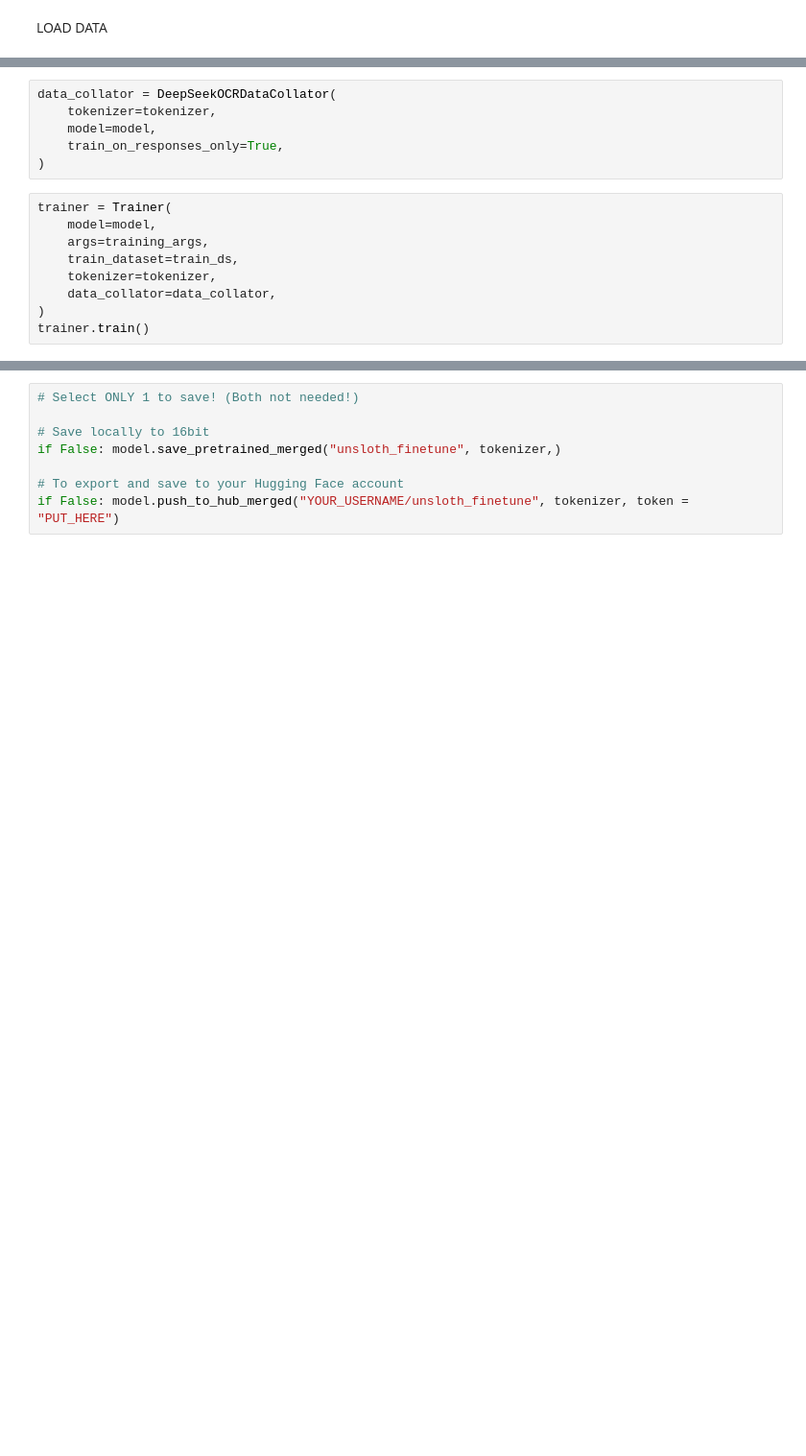
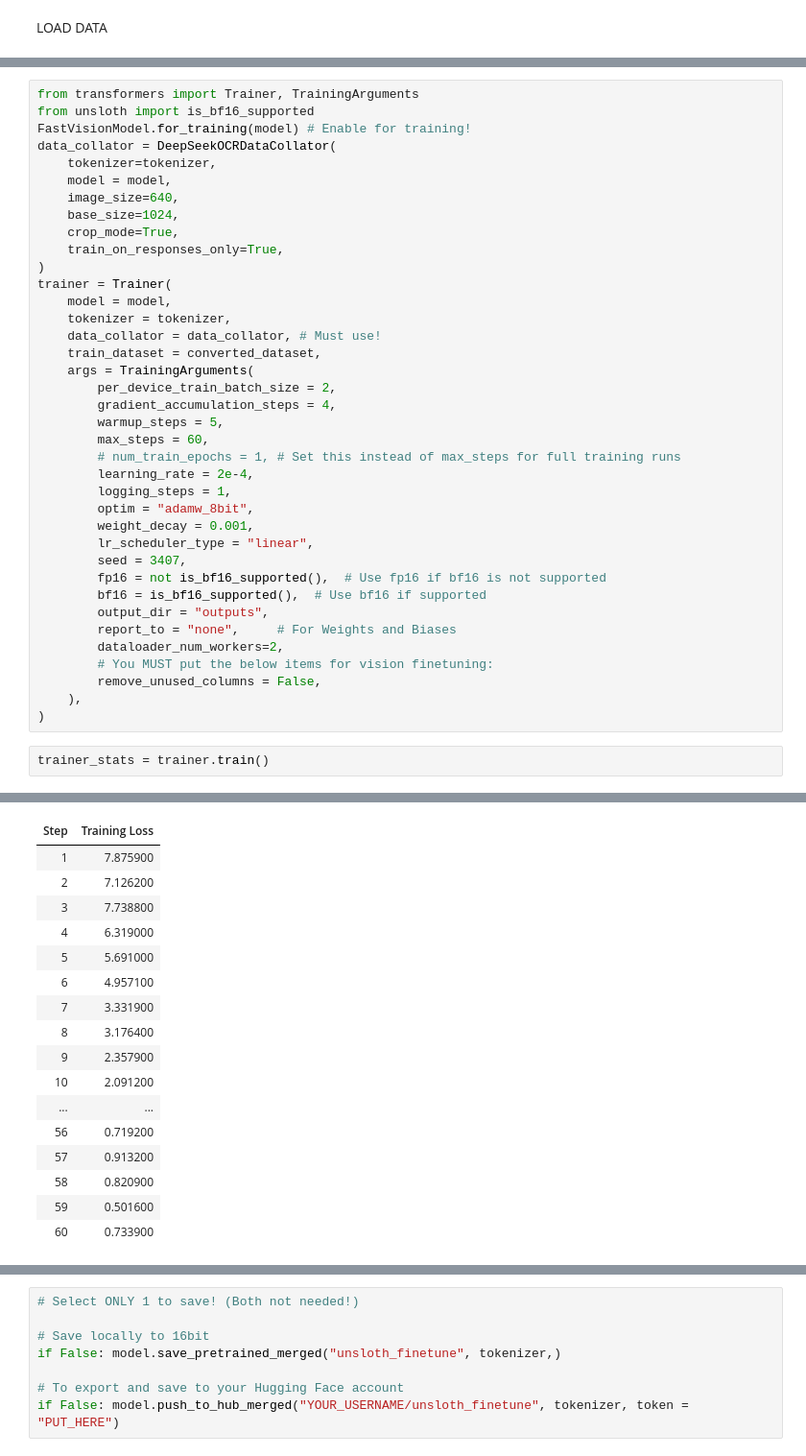
Before and after one commit to lehoangan02/DipSheetFyneTun, a Jupyter notebook: fine_tune.ipynb, the cells around one changed output, grey strips where cells are left out. Shown at 96% size. Drawn from its saved outputs; the diff is of its cells as text; blank space fills up the shorter version.

```diff
--- a/fine_tune.ipynb
+++ b/fine_tune.ipynb
@@ -438,18 +476,44 @@ class DeepSeekOCRDataCollator:
             "images_seq_mask": images_seq_mask,
             "images_spatial_crop": images_spatial_crop,
         }
-# %%
-data_collator = DeepSeekOCRDataCollator(
-    tokenizer=tokenizer,
-    model=model,
-    train_on_responses_only=True,
-)
-# %%
-trainer = Trainer(
-    model=model,
-    args=training_args,
-    train_dataset=train_ds,
-    tokenizer=tokenizer,
-    data_collator=data_collator,
-)
-trainer.train()
+# %%
+from transformers import Trainer, TrainingArguments
+from unsloth import is_bf16_supported
+FastVisionModel.for_training(model) # Enable for training!
+data_collator = DeepSeekOCRDataCollator(
+    tokenizer=tokenizer,
+    model = model,
+    image_size=640,
+    base_size=1024,
+    crop_mode=True,
+    train_on_responses_only=True,
+)
+trainer = Trainer(
+    model = model,
+    tokenizer = tokenizer,
+    data_collator = data_collator, # Must use!
+    train_dataset = converted_dataset,
+    args = TrainingArguments(
+        per_device_train_batch_size = 2,
+        gradient_accumulation_steps = 4,
+        warmup_steps = 5,
+        max_steps = 60,
+        # num_train_epochs = 1, # Set this instead of max_steps for full training runs
+        learning_rate = 2e-4,
+        logging_steps = 1,
+        optim = "adamw_8bit",
+        weight_decay = 0.001,
+        lr_scheduler_type = "linear",
+        seed = 3407,
+        fp16 = not is_bf16_supported(),  # Use fp16 if bf16 is not supported
+        bf16 = is_bf16_supported(),  # Use bf16 if supported
+        output_dir = "outputs",
+        report_to = "none",     # For Weights and Biases
+        dataloader_num_workers=2,
+        # You MUST put the below items for vision finetuning:
+        remove_unused_columns = False,
+    ),
+)
+# %%
+trainer_stats = trainer.train()
+# %% [output]
@@ -455,0 +529,17 @@ trainer.train()
+| Step | Training Loss |
+| 1 | 7.875900 |
+| 2 | 7.126200 |
+| 3 | 7.738800 |
+| 4 | 6.319000 |
+| 5 | 5.691000 |
+| 6 | 4.957100 |
+| 7 | 3.331900 |
+| 8 | 3.176400 |
+| 9 | 2.357900 |
+| 10 | 2.091200 |
+| ... | ... |
+| 56 | 0.719200 |
+| 57 | 0.913200 |
+| 58 | 0.820900 |
+| 59 | 0.501600 |
+| 60 | 0.733900 |
```
Also changed, not shown: parts of 13 cells of this notebook, 4 other files.
